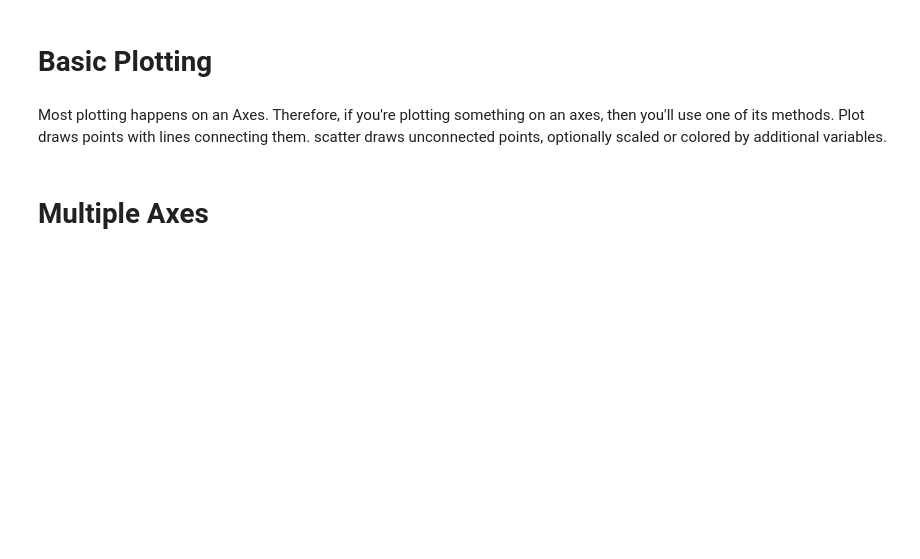
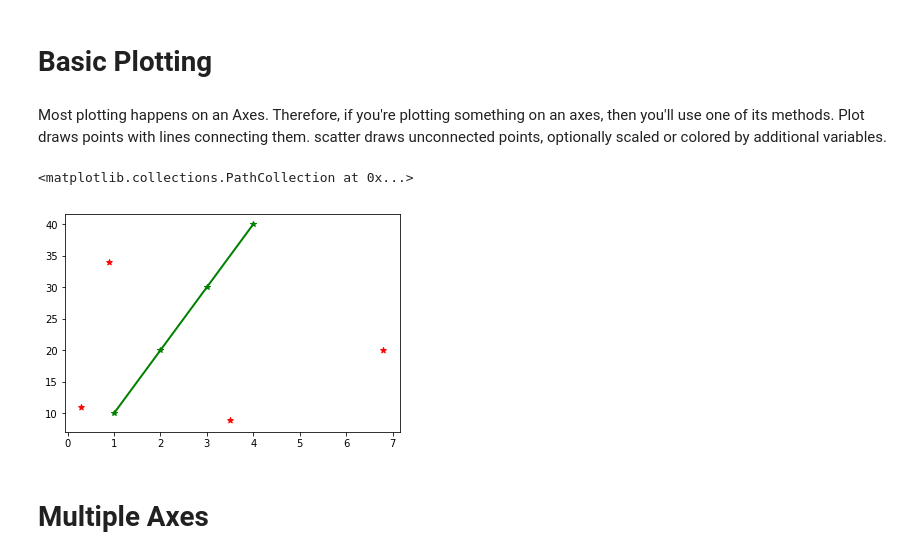
Before and after one commit to sidra718/foundations_course, a Jupyter notebook: exercises/python/python_for_calculus.ipynb, the cells around one changed output. Saved outputs shown, nothing was run; the diff lists cells and outputs as text; code cells hidden in the pictures; blank space fills up the shorter version.

```diff
--- a/exercises/python/python_for_calculus.ipynb
+++ b/exercises/python/python_for_calculus.ipynb
@@ -29,6 +48,14 @@ Typically, you'll set up a Figure, and then add an Axes to it.
 # %% [markdown]
 Most plotting happens on an Axes. Therefore, if you're plotting something on an axes, then you'll use one of its methods.
 Plot draws points with lines connecting them.  scatter draws unconnected points, optionally scaled or colored by additional variables.
+# %%
+fig = plt.figure()
+ax = fig.add_subplot(111)
+ax.plot([1,2,3,4],[10,20,30,40], color = 'green',linewidth = 2, marker = '*') #size of x-axis and y-axis points should be the same
+ax.scatter([0.3,0.9,3.5,6.8],[11,34,9,20], color = 'red',marker = '*')
+# %% [output]
+<matplotlib.collections.PathCollection at 0x...>
+[figure, added]
 # %% [markdown]
 # Multiple Axes
 # %% [markdown]
```
Also changed, not shown: parts of 27 cells of this notebook.
